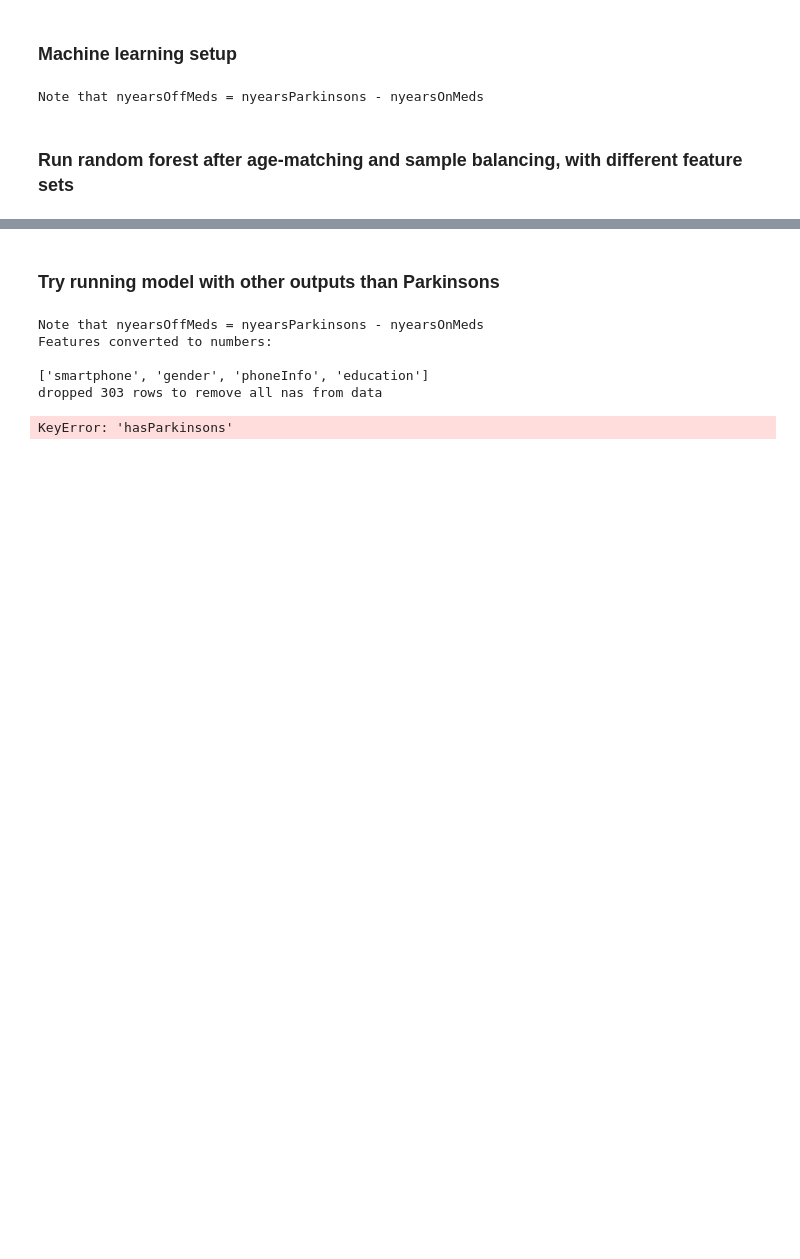
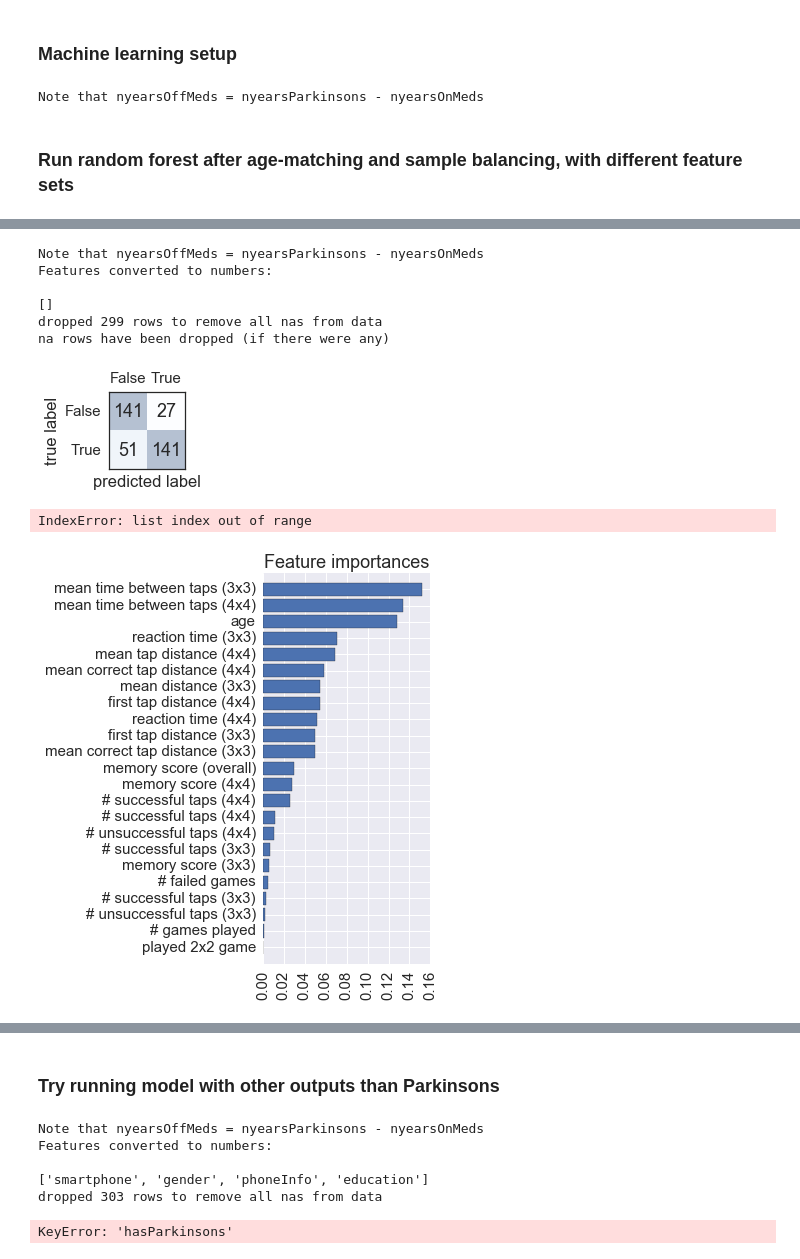
Before and after one commit to mattoby/mpower_memory, a Jupyter notebook: Memory_data_ML.ipynb, the cells around one changed output, grey strips where cells are left out. Cells and saved outputs as stored; diff of their text form; code cells hidden in the pictures; blank space fills up the shorter version.

```diff
--- a/Memory_data_ML.ipynb
+++ b/Memory_data_ML.ipynb
@@ -90,0 +134,18 @@ Note that nyearsOffMeds = nyearsParkinsons - nyearsOnMeds
+# %%
+# Run with in-game features and age
+fcats = mt.define_feature_categories()
+features = fcats['game'] + ['hasParkinsons'] + ['age']
+MLexcludecols = []
+labelcol = 'hasParkinsons'
+outs = mt.build_ML_model_age_corrected_and_samplebalanced(data, features, labelcol, toPlot=[0,0,0,1,1], toPrint=True, MLexcludecols=MLexcludecols)
+mod, features_df, X, y, X_names, y_name, X_train, X_test, y_train, y_test, train_acc, test_acc, rand_acc, y_pred = outs
+# %% [output]
+Note that nyearsOffMeds = nyearsParkinsons - nyearsOnMeds
+Features converted to numbers:
+
+[]
+dropped 299 rows to remove all nas from data
+na rows have been dropped (if there were any)
+[figure, added]
+IndexError: list index out of range
+[figure, added]
```
Also changed, not shown: parts of 8 cells of this notebook, 1 other file.
